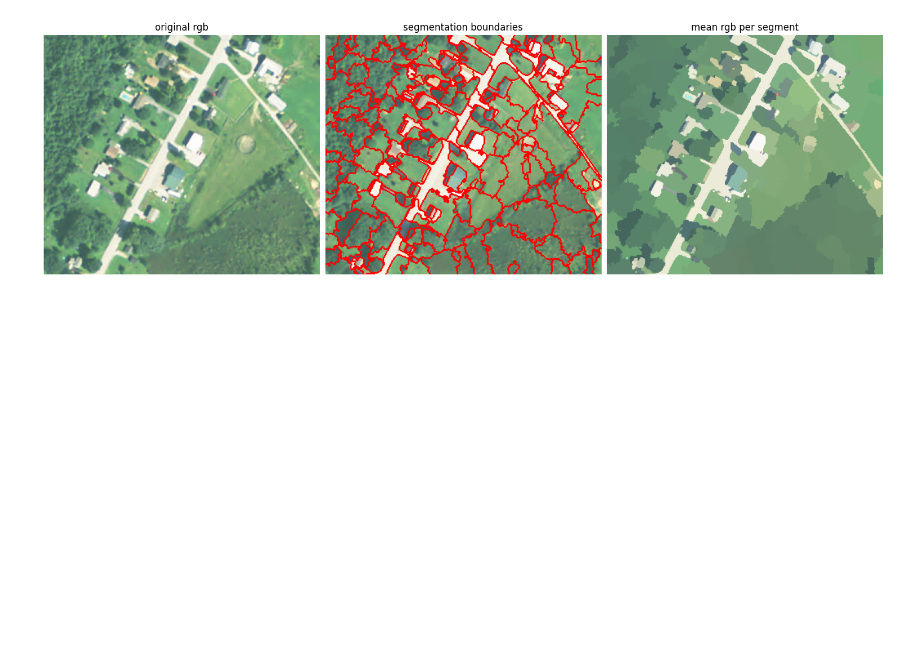
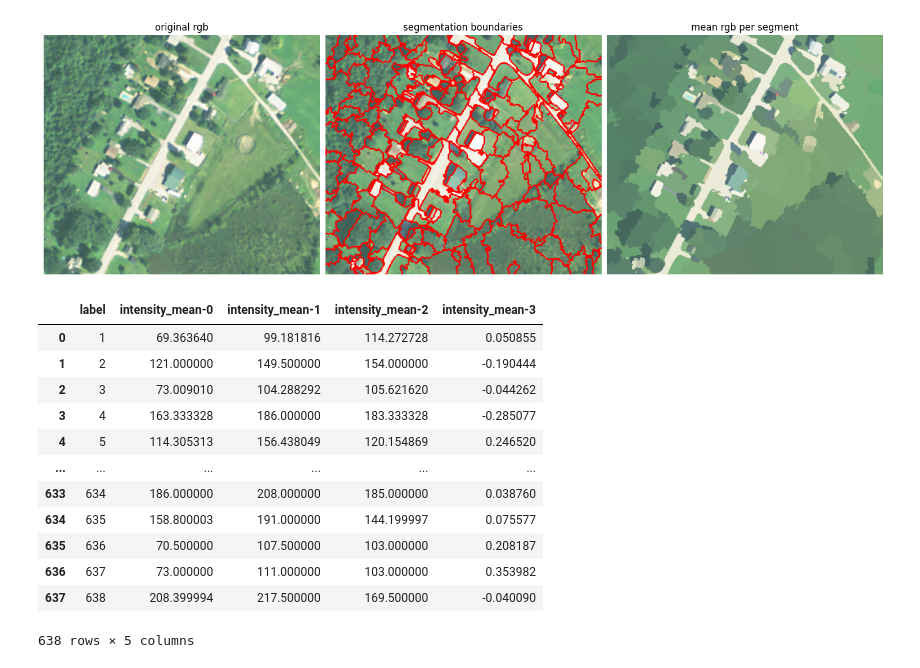
Before and after one commit to candepelliza/OBIA_Python, a Jupyter notebook: final_project_dev.ipynb, the cells around one changed output. Drawn from its saved outputs; the diff is of its cells as text; code cells hidden in the pictures; blank space fills up the shorter version.

```diff
--- a/final_project_dev.ipynb
+++ b/final_project_dev.ipynb
@@ -71,6 +72,13 @@ dsm = dsm_src.read(1)
 
 # Stack all the bands and the DSM into a single array
 stacked = np.stack([r, g, b, nir, dsm], axis=-1)
+# %%
+
+# extract arrays
+rgb = stacked.astype(np.uint8)[...,[0,1,2]]
+
+#CALCULAR NDVI
+ndvi = (stacked[...,3] - stacked[...,0])/(stacked[...,3] + stacked[...,0])
 # %%
 
 # Visualize each band separately
@@ -183,3 +184,33 @@ for ax in axs:
 plt.show()
 # %% [output]
 [figure]
+# %%
+# Convert the segments array to integer data type
+segments = segments.astype(int)
+
+# define mean calculation function
+def calc_mean(seg_arr, img_arr):
+    spec_feats = regionprops_table(
+        label_image = seg_arr,
+        intensity_image = img_arr,
+        properties = ["label", "intensity_mean"]
+        )
+    return pd.DataFrame(spec_feats)
+
+# perform calculation & get timing
+means = calc_mean(segments, np.dstack([rgb, ndvi]))
+display(means)
+# %% [output]
+|  | label | intensity_mean-0 | intensity_mean-1 | intensity_mean-2 | intensity_mean-3 |
+| 0 | 1 | 69.363640 | 99.181816 | 114.272728 | 0.050855 |
+| 1 | 2 | 121.000000 | 149.500000 | 154.000000 | -0.190444 |
+| 2 | 3 | 73.009010 | 104.288292 | 105.621620 | -0.044262 |
+| 3 | 4 | 163.333328 | 186.000000 | 183.333328 | -0.285077 |
+| 4 | 5 | 114.305313 | 156.438049 | 120.154869 | 0.246520 |
+| ... | ... | ... | ... | ... | ... |
+| 633 | 634 | 186.000000 | 208.000000 | 185.000000 | 0.038760 |
+| 634 | 635 | 158.800003 | 191.000000 | 144.199997 | 0.075577 |
+| 635 | 636 | 70.500000 | 107.500000 | 103.000000 | 0.208187 |
+| 636 | 637 | 73.000000 | 111.000000 | 103.000000 | 0.353982 |
+| 637 | 638 | 208.399994 | 217.500000 | 169.500000 | -0.040090 |
+638 rows × 5 columns
```
Also changed, not shown: parts of 6 cells of this notebook.
